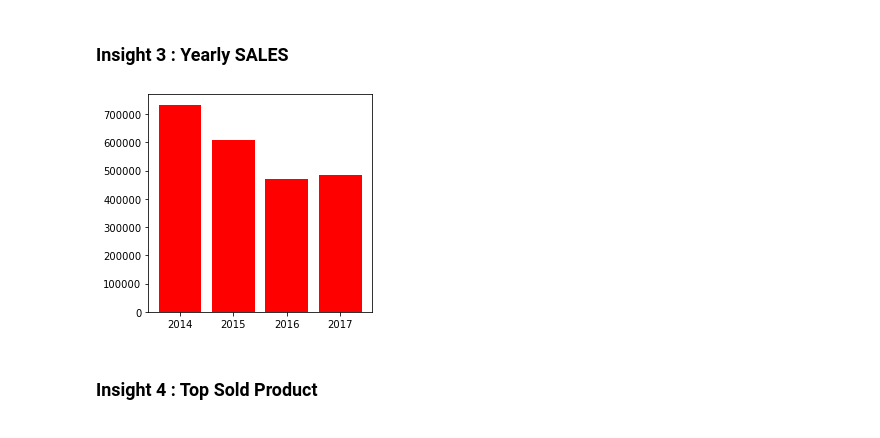
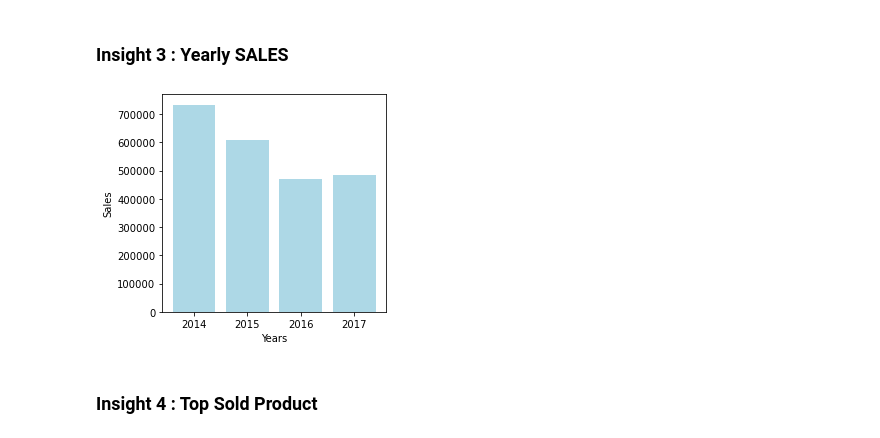
Before and after one commit to KhalidBagha/Sales-Analysis, a Jupyter notebook: Sales Analysis.ipynb, the cells around one changed output. Saved outputs shown, nothing was run; the diff lists cells and outputs as text; code cells hidden in the pictures.

```diff
--- a/Sales Analysis.ipynb
+++ b/Sales Analysis.ipynb
@@ -37,12 +97,14 @@ plt.show()
 # %%
 a=data["Order Date"].dt.year.value_counts().index
 b=data.groupby(data["Order Date"].dt.year)["Sales"].sum()
 #plt.bar(b,list(a))
 plt.figure(figsize=(4,4))
-plt.bar(a,b,color='r')
+plt.bar(a,b,color='lightblue')
+plt.xlabel("Years")
+plt.ylabel("Sales")
 plt.show()
 # %% [output]
-[figure, old version]
+[figure, new version]
 # %% [markdown]
 ### Insight 4 : Top Sold Product
 # %%
```
Also changed, not shown: parts of 22 cells of this notebook.
